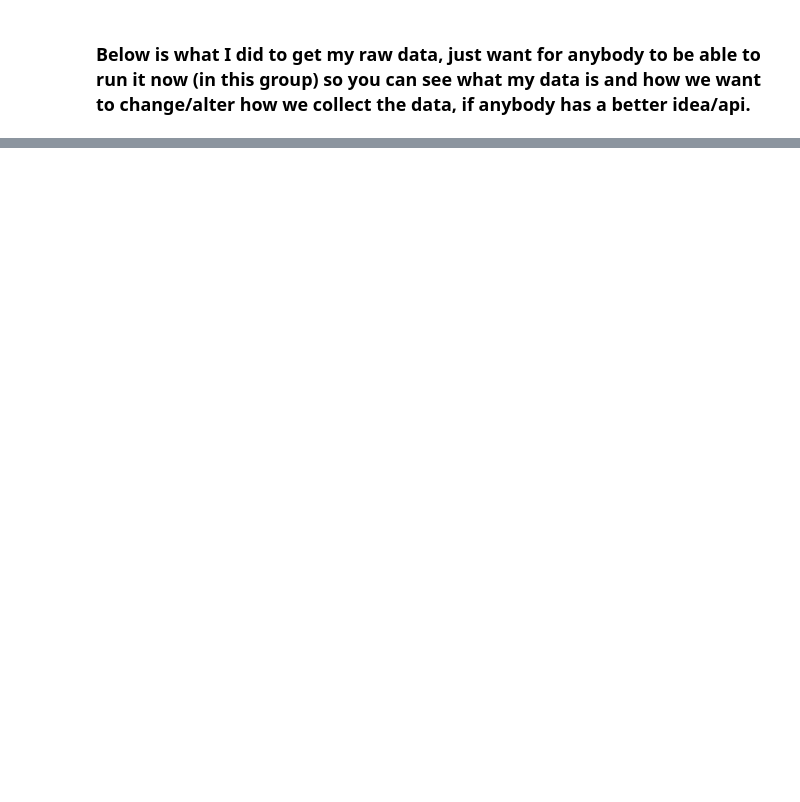
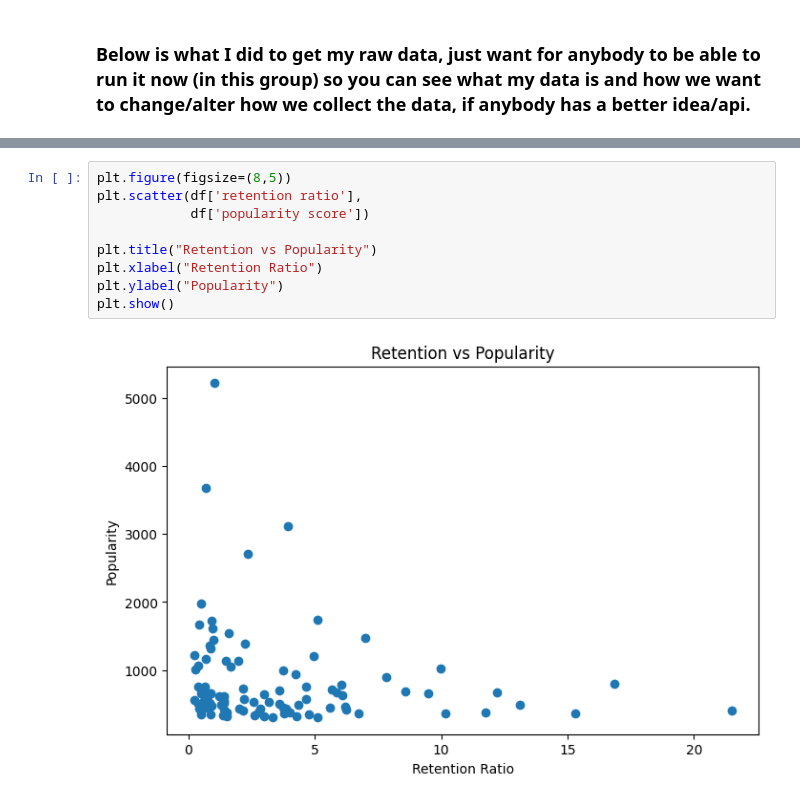
Before and after one commit to MemeFlier/DS3000-Project, a Jupyter notebook: phase_ii.ipynb, the cells around one changed output, grey strips where cells are left out. Drawn from its saved outputs; the diff is of its cells as text; blank space fills up the shorter version.

```diff
--- a/phase_ii.ipynb
+++ b/phase_ii.ipynb
@@ -181,0 +193,11 @@ Talk here (after each few plots/graphs) about how our data can be analyzed, basi
+# %%
+plt.figure(figsize=(8,5))
+plt.scatter(df['retention ratio'],
+            df['popularity score'])
+
+plt.title("Retention vs Popularity")
+plt.xlabel("Retention Ratio")
+plt.ylabel("Popularity")
+plt.show()
+# %% [output]
+[figure, added]
```
Also changed, not shown: parts of 13 cells of this notebook.
